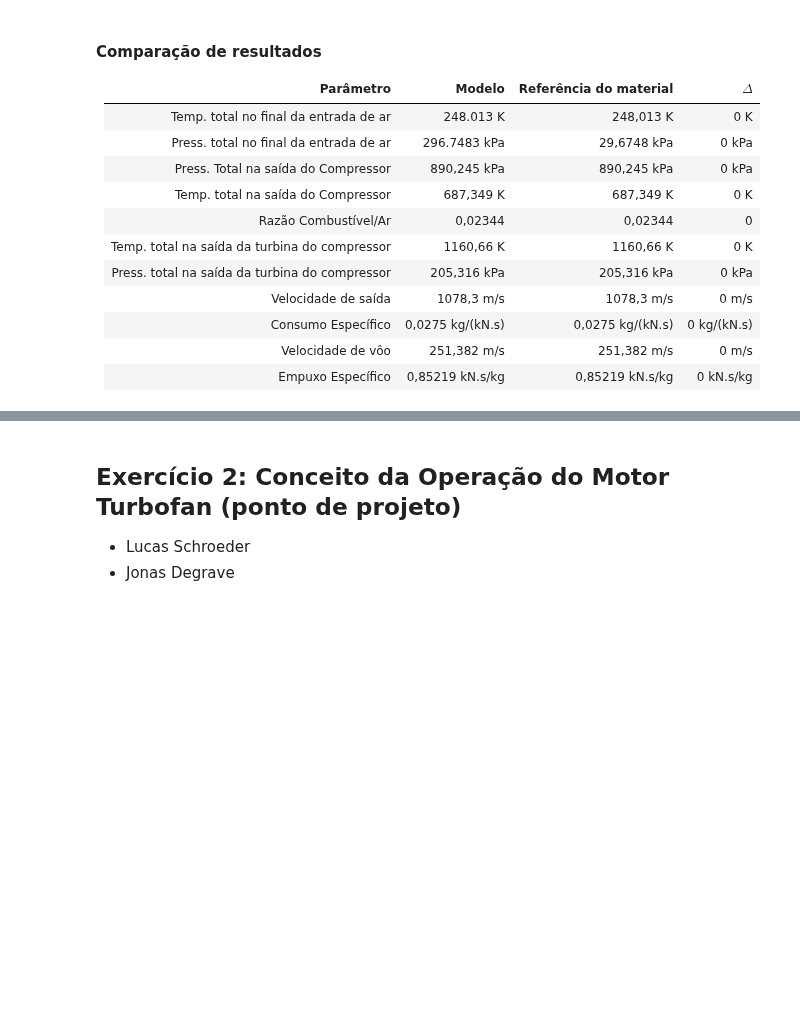
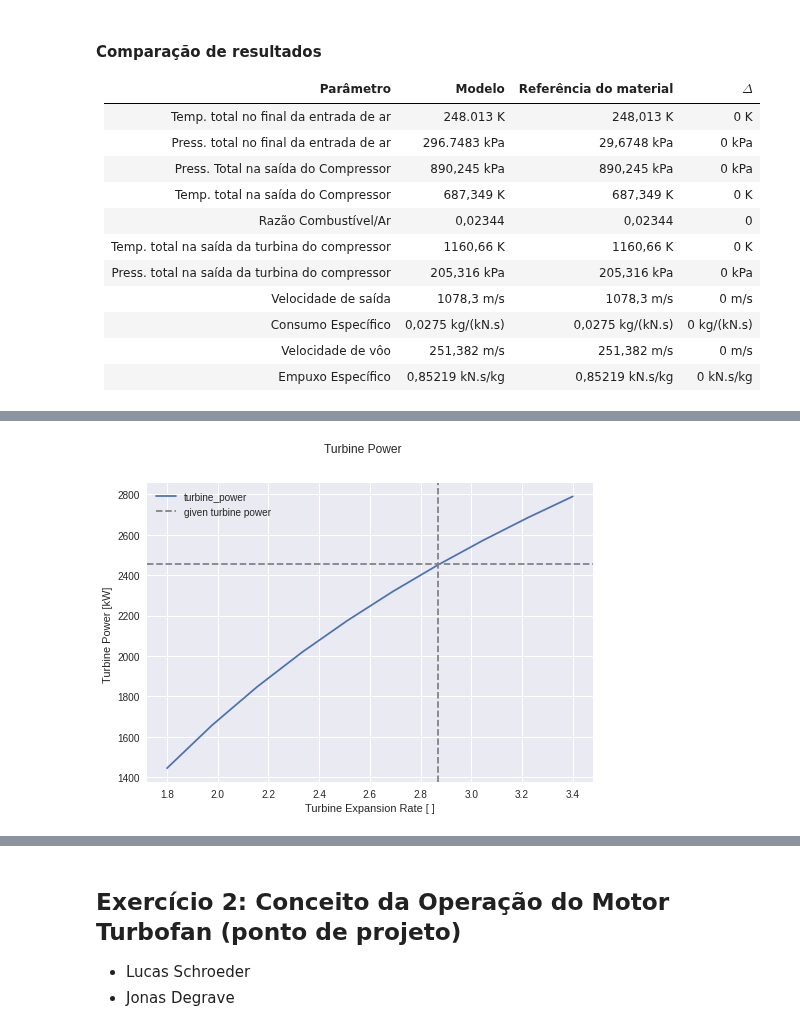
Before and after one commit to jonasdegrave/gas-turbine, a Jupyter notebook: gasTurbineReport.ipynb, the cells around one changed output, grey strips where cells are left out. Saved outputs shown, nothing was run; the diff lists cells and outputs as text; code cells hidden in the pictures; blank space fills up the shorter version.

```diff
--- a/gasTurbineReport.ipynb
+++ b/gasTurbineReport.ipynb
@@ -168,0 +507,72 @@ result_2_1.rename(index = dict(zip(targets, clean_names)))
+# %%
+
+values = {
+    'mass_flow': 8.49,
+    't04': 1600,
+    'prc': 15.77,
+    'u_in': 0,
+    'ta': 288.15,
+    'pa': 101.30,
+    'n_d': 0.85,
+    'gamma_d': 1.4,
+    'n_c': 0.75,
+    'gamma_c': 1.37,
+    'n_b': 1,
+    'gamma_b': 1.35,
+    'n_t': 0.9,
+    'gamma_t': 1.33,
+    'n_tl': 0.9,
+    'gamma_tl': 1.33,
+    'n_n': 0.98,
+    'gamma_n': 1.36,
+    'pc_fuel': 45000,
+    'cp_fuel': 1.110,
+    'cp_tls': 1.160,
+    'cp_tl': 1.160,
+    'r': 288.3,
+    'pr_tl': 2.87,
+    'gearbox_power_ratio': 0.98,
+    'propeller_efficiency': 0.85,
+    }
+
+
+target = [
+    'specific_power_turbine',
+    'turbine_power',
+    'gearbox_power',
+    'specific_thrust',
+    'BSFC',
+    'EBSFC',
+    'TSFC',
+    'thrust_hot_air',
+    'thrust_propeller',
+    'fuel_consumption',
+    'thrust_total',
+    'mass_flow',
+    'aircraft_speed'
+    ]
+
+list_of_turbine_pressure_ratio = np.linspace(1.8, 3.4, 10)
+turboprop = mf.TurboProp(values)
+performance_results = turboprop.sumarise_results()
+performance_results = performance_results.drop(columns=[1])
+
+for turbine_pressure_ratio in list_of_turbine_pressure_ratio:
+    values["pr_tl"] = turbine_pressure_ratio
+    turboprop = mf.TurboProp(values)
+    performance_result = turboprop.sumarise_results()
+    performance_results[turbine_pressure_ratio] = performance_result
+
+
+fig1 = plt.figure()
+fig1.suptitle("Turbine Power")
+axis1 = fig1.add_subplot(111)
+axis1 = performance_results.loc['turbine_power'].plot()
+axis1.set_ylabel("Turbine Power [kW] ")
+axis1.set_xlabel("Turbine Expansion Rate [ ]")
+axis1.axhline(2457, linestyle='--', color='gray', label='given turbine power')
+axis1.axvline(2.87, linestyle='--', color='gray')
+axis1.legend()
+
+performance_results
+# %% [output]
@@ -168,0 +593 @@ result_2_1.rename(index = dict(zip(targets, clean_names)))
+[figure, added]
```
Also changed, not shown: parts of 31 cells of this notebook, 3 other files.
